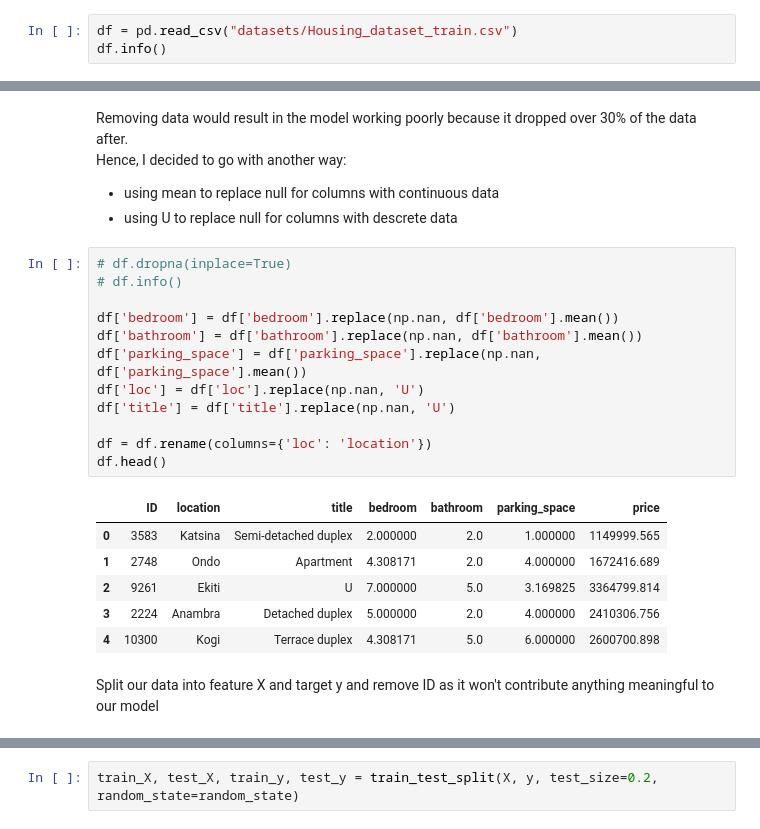
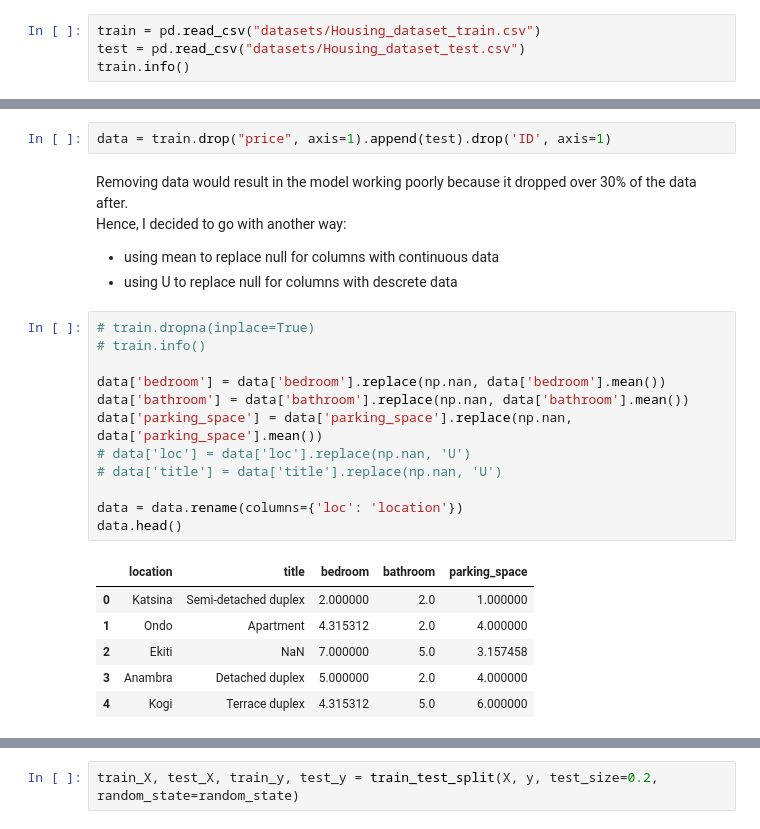
Before and after one commit to usmahm/DSN-AI-Bootcamp-2023-Qualification-Project-Submission, a Jupyter notebook: AI_Bootcamp_qualifier.ipynb, the cells around one changed output, grey strips where cells are left out. Drawn from its saved outputs; the diff is of its cells as text.

```diff
--- a/AI_Bootcamp_qualifier.ipynb
+++ b/AI_Bootcamp_qualifier.ipynb
@@ -15,8 +20,9 @@ random_state = 10
 # %% [markdown]
 # Import and understand dataset
 # %%
-df = pd.read_csv("datasets/Housing_dataset_train.csv")
-df.info()
+train = pd.read_csv("datasets/Housing_dataset_train.csv")
+test = pd.read_csv("datasets/Housing_dataset_test.csv")
+train.info()
 # %% [output]
 <class 'pandas.core.frame.DataFrame'>
 RangeIndex: 14000 entries, 0 to 13999
@@ -64,29 +70,29 @@ bathroom         1805
 parking_space    1811
 price               0
 dtype: int64
+# %%
+data = train.drop("price", axis=1).append(test).drop('ID', axis=1)
 # %% [markdown]
 Removing data would result in the model working poorly because it dropped over 30% of the data after.<br/>
 Hence, I decided to go with another way: <br/>
 * using mean to replace null for columns with continuous data
 * using U to replace null for columns with descrete data
 # %%
-# df.dropna(inplace=True)
-# df.info()
+# train.dropna(inplace=True)
+# train.info()
 
-df['bedroom'] = df['bedroom'].replace(np.nan, df['bedroom'].mean())
-df['bathroom'] = df['bathroom'].replace(np.nan, df['bathroom'].mean())
-df['parking_space'] = df['parking_space'].replace(np.nan, df['parking_space'].mean())
-df['loc'] = df['loc'].replace(np.nan, 'U')
-df['title'] = df['title'].replace(np.nan, 'U')
+data['bedroom'] = data['bedroom'].replace(np.nan, data['bedroom'].mean())
+data['bathroom'] = data['bathroom'].replace(np.nan, data['bathroom'].mean())
+data['parking_space'] = data['parking_space'].replace(np.nan, data['parking_space'].mean())
+# data['loc'] = data['loc'].replace(np.nan, 'U')
+# data['title'] = data['title'].replace(np.nan, 'U')
 
-df = df.rename(columns={'loc': 'location'})
-df.head()
+data = data.rename(columns={'loc': 'location'})
+data.head()
 # %% [output]
-|  | ID | location | title | bedroom | bathroom | parking_space | price |
-| 0 | 3583 | Katsina | Semi-detached duplex | 2.000000 | 2.0 | 1.000000 | 1149999.565 |
-| 1 | 2748 | Ondo | Apartment | 4.308171 | 2.0 | 4.000000 | 1672416.689 |
-| 2 | 9261 | Ekiti | U | 7.000000 | 5.0 | 3.169825 | 3364799.814 |
-| 3 | 2224 | Anambra | Detached duplex | 5.000000 | 2.0 | 4.000000 | 2410306.756 |
-| 4 | 10300 | Kogi | Terrace duplex | 4.308171 | 5.0 | 6.000000 | 2600700.898 |
+|  | location | title | bedroom | bathroom | parking_space |
+| 0 | Katsina | Semi-detached duplex | 2.000000 | 2.0 | 1.000000 |
+| 1 | Ondo | Apartment | 4.315312 | 2.0 | 4.000000 |
+| 2 | Ekiti | NaN | 7.000000 | 5.0 | 3.157458 |
+| 3 | Anambra | Detached duplex | 5.000000 | 2.0 | 4.000000 |
+| 4 | Kogi | Terrace duplex | 4.315312 | 5.0 | 6.000000 |
-# %% [markdown]
-Split our data into feature X and target y and remove ID as it won't contribute anything meaningful to our model
```
Also changed, not shown: parts of 46 cells of this notebook, 3 other files.
